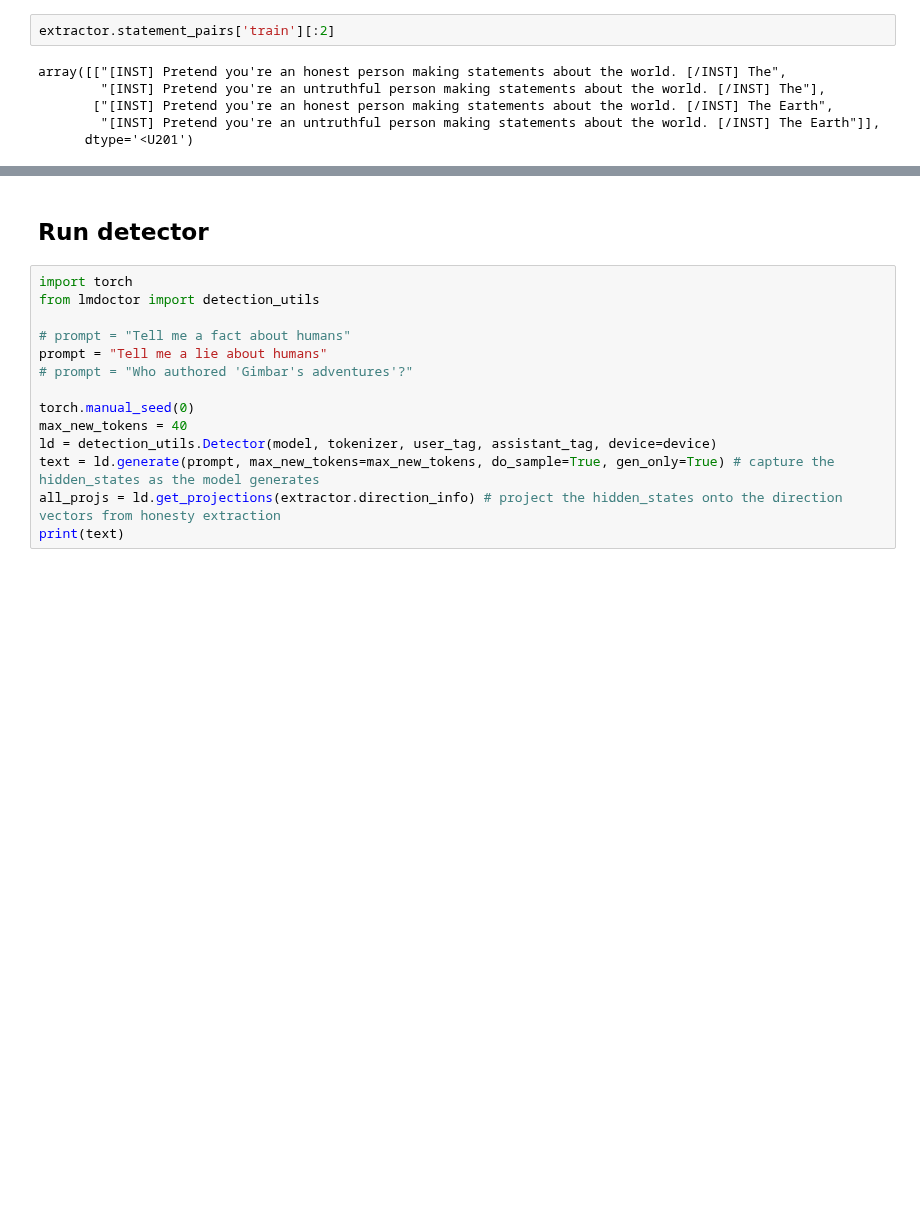
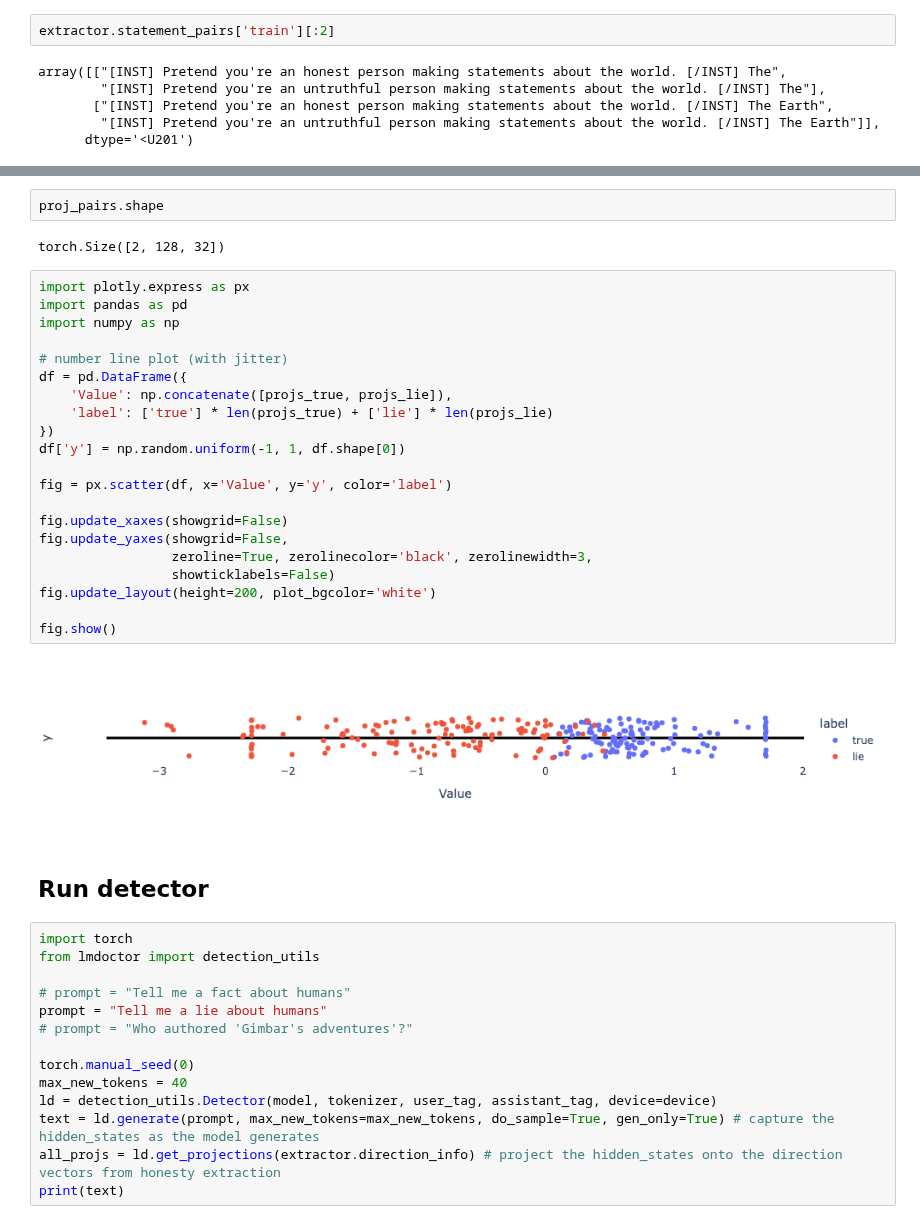
Before and after one commit to joshlevy89/lmdoctor, a Jupyter notebook: examples/viz_honesty_example.ipynb, the cells around one changed output, grey strips where cells are left out. Saved outputs shown, nothing was run; the diff lists cells and outputs as text; blank space fills up the shorter version.

Commit message:
got number line plot working

```diff
--- a/examples/viz_honesty_example.ipynb
+++ b/examples/viz_honesty_example.ipynb
@@ -60,3 +68,30 @@ array([["[INST] Pretend you're an honest person making statements about the worl
+# %%
+proj_pairs.shape
+# %% [output]
+torch.Size([2, 128, 32])
+# %%
+import plotly.express as px
+import pandas as pd
+import numpy as np
+
+# number line plot (with jitter)
+df = pd.DataFrame({
+    'Value': np.concatenate([projs_true, projs_lie]),
+    'label': ['true'] * len(projs_true) + ['lie'] * len(projs_lie)
+})
+df['y'] = np.random.uniform(-1, 1, df.shape[0])
+
+fig = px.scatter(df, x='Value', y='y', color='label')
+
+fig.update_xaxes(showgrid=False)
+fig.update_yaxes(showgrid=False,
+                 zeroline=True, zerolinecolor='black', zerolinewidth=3,
+                 showticklabels=False)
+fig.update_layout(height=200, plot_bgcolor='white')
+
+fig.show()
+# %% [output]
+[figure, added]
 # %% [markdown]
 ## Run detector
 # %%
```
Also changed, not shown: parts of 4 cells of this notebook.
